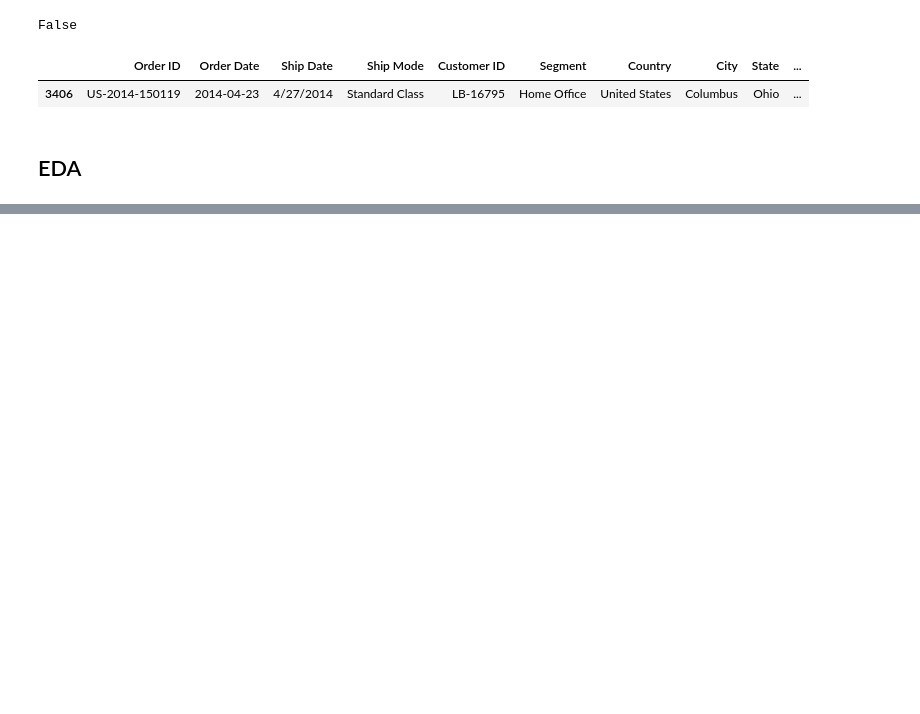
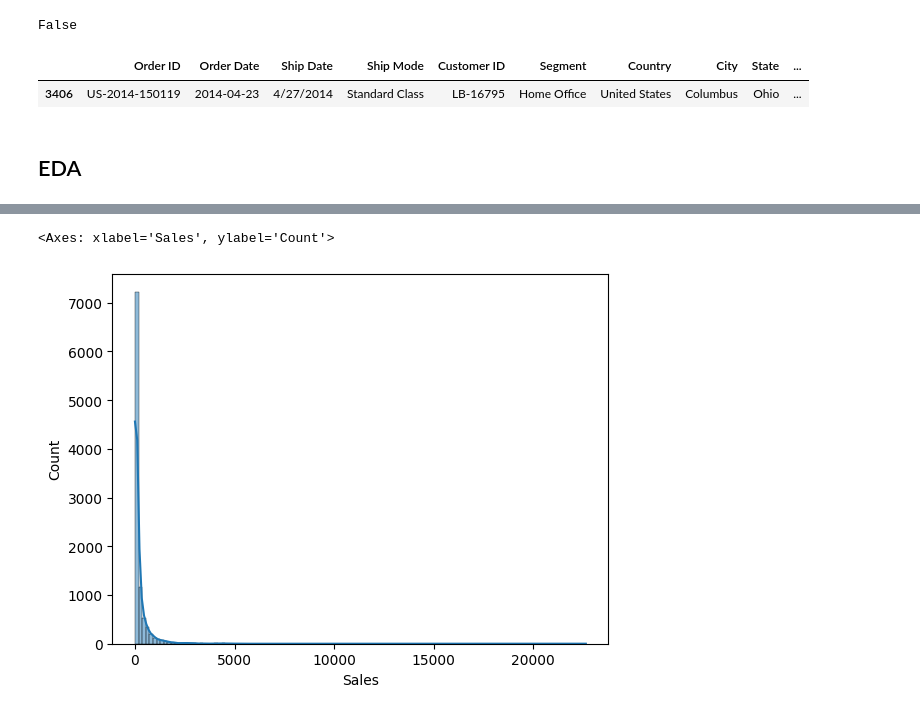
Before and after one commit to jhwong97/wqd7001-superstore-analysis-project, a Jupyter notebook: eda_Wing.ipynb, the cells around one changed output, grey strips where cells are left out. Drawn from its saved outputs; the diff is of its cells as text; code cells hidden in the pictures; blank space fills up the shorter version.

```diff
--- a/eda_Wing.ipynb
+++ b/eda_Wing.ipynb
@@ -152,0 +188,8 @@ df = df.drop_duplicates()
+# %%
+#Histogram graph to check the distribution of each feature.
+#Sales
+
+sns.histplot(x='Sales', data=df,kde=True, bins=125)
+# %% [output]
+<Axes: xlabel='Sales', ylabel='Count'>
+[figure, added]
```
Also changed, not shown: parts of 12 cells of this notebook, 1 other file.
